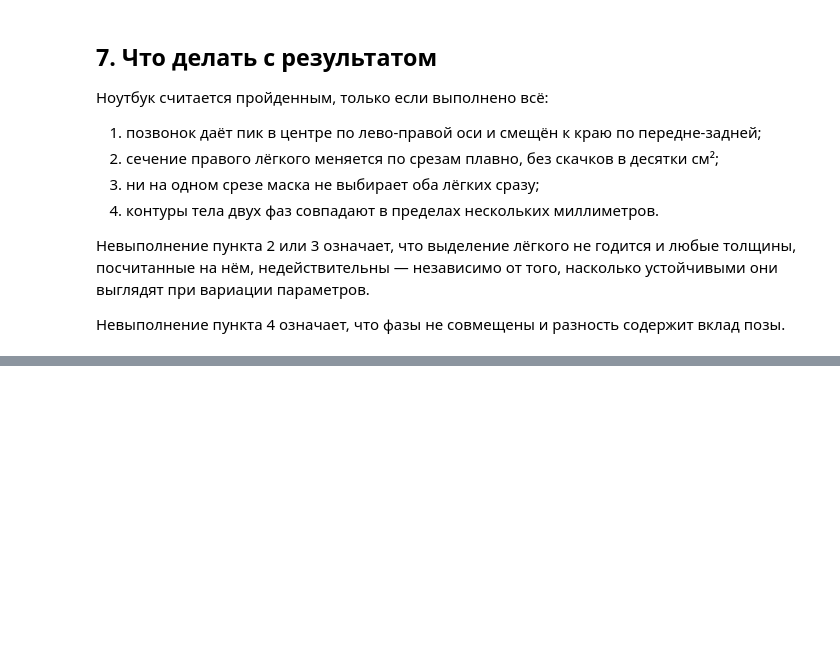
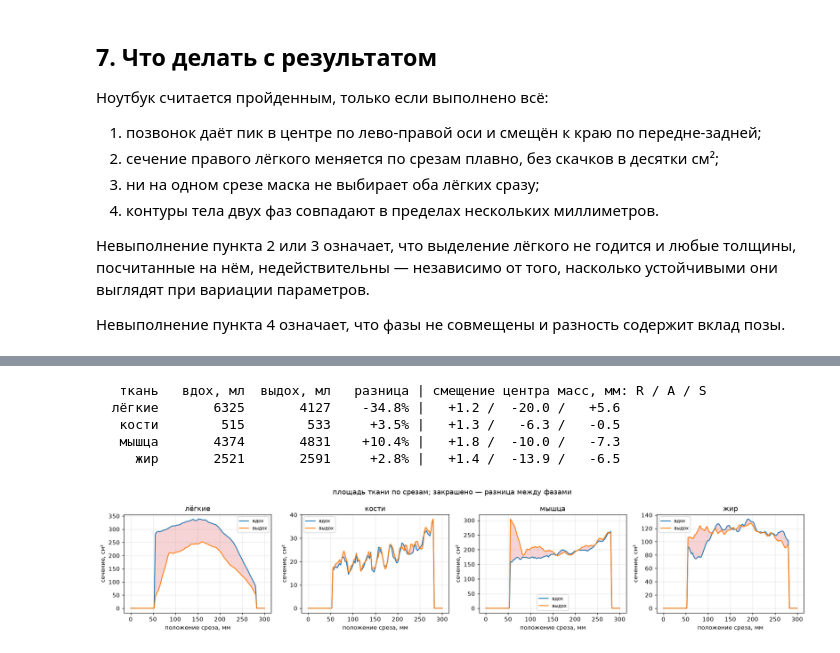
Before and after one commit to NixWrk/PhD_Disser, a Jupyter notebook: breath geometry/notebooks/01_inhale_exhale_inspection.ipynb, the cells around one changed output, grey strips where cells are left out. Cells and saved outputs as stored; diff of their text form; code cells hidden in the pictures; blank space fills up the shorter version.

```diff
--- a/breath geometry/notebooks/01_inhale_exhale_inspection.ipynb
+++ b/breath geometry/notebooks/01_inhale_exhale_inspection.ipynb
@@ -325,0 +542,37 @@ plt.show()
+# %%
+voxel_ml = sx * sy * sz / 1000.0
+print(f"{'ткань':>8} {'вдох, мл':>10} {'выдох, мл':>10} {'разница':>9} | "
+      f"смещение центра масс, мм: R / A / S")
+for name, per_phase in masks.items():
+    first, second = per_phase["вдох"], per_phase["выдох"]
+    volume_in, volume_ex = first.sum() * voxel_ml, second.sum() * voxel_ml
+    shift = (
+        np.array(ndimage.center_of_mass(second)) - np.array(ndimage.center_of_mass(first))
+    ) * np.array([sx, sy, sz])
+    print(f"{name:>8} {volume_in:10.0f} {volume_ex:10.0f} "
+          f"{100 * (volume_ex - volume_in) / volume_in:+8.1f}% | "
+          f"{shift[0]:+6.1f} / {shift[1]:+6.1f} / {shift[2]:+6.1f}")
+
+fig, axes = plt.subplots(1, 4, figsize=(17, 3.6))
+for axis, (name, per_phase) in zip(axes, masks.items(), strict=True):
+    profile_in = per_phase["вдох"].sum(axis=(0, 1)) * sx * sy / 100.0
+    profile_ex = per_phase["выдох"].sum(axis=(0, 1)) * sx * sy / 100.0
+    z = np.arange(len(profile_in)) * sz
+    axis.plot(z, profile_in, color="tab:blue", label="вдох")
+    axis.plot(z, profile_ex, color="tab:orange", label="выдох")
+    axis.fill_between(z, profile_in, profile_ex, color="tab:red", alpha=0.2)
+    axis.set_title(name)
+    axis.set_xlabel("положение среза, мм")
+    axis.set_ylabel("сечение, см²")
+    axis.legend(fontsize=8)
+    axis.grid(alpha=0.3)
+fig.suptitle("площадь ткани по срезам; закрашено — разница между фазами")
+fig.tight_layout()
+plt.show()
+# %% [output]
+   ткань   вдох, мл  выдох, мл   разница | смещение центра масс, мм: R / A / S
+  лёгкие       6325       4127    -34.8% |   +1.2 /  -20.0 /   +5.6
+   кости        515        533     +3.5% |   +1.3 /   -6.3 /   -0.5
+   мышца       4374       4831    +10.4% |   +1.8 /  -10.0 /   -7.3
+     жир       2521       2591     +2.8% |   +1.4 /  -13.9 /   -6.5
+[figure, added]
```
Also changed, not shown: parts of 9 cells of this notebook.
